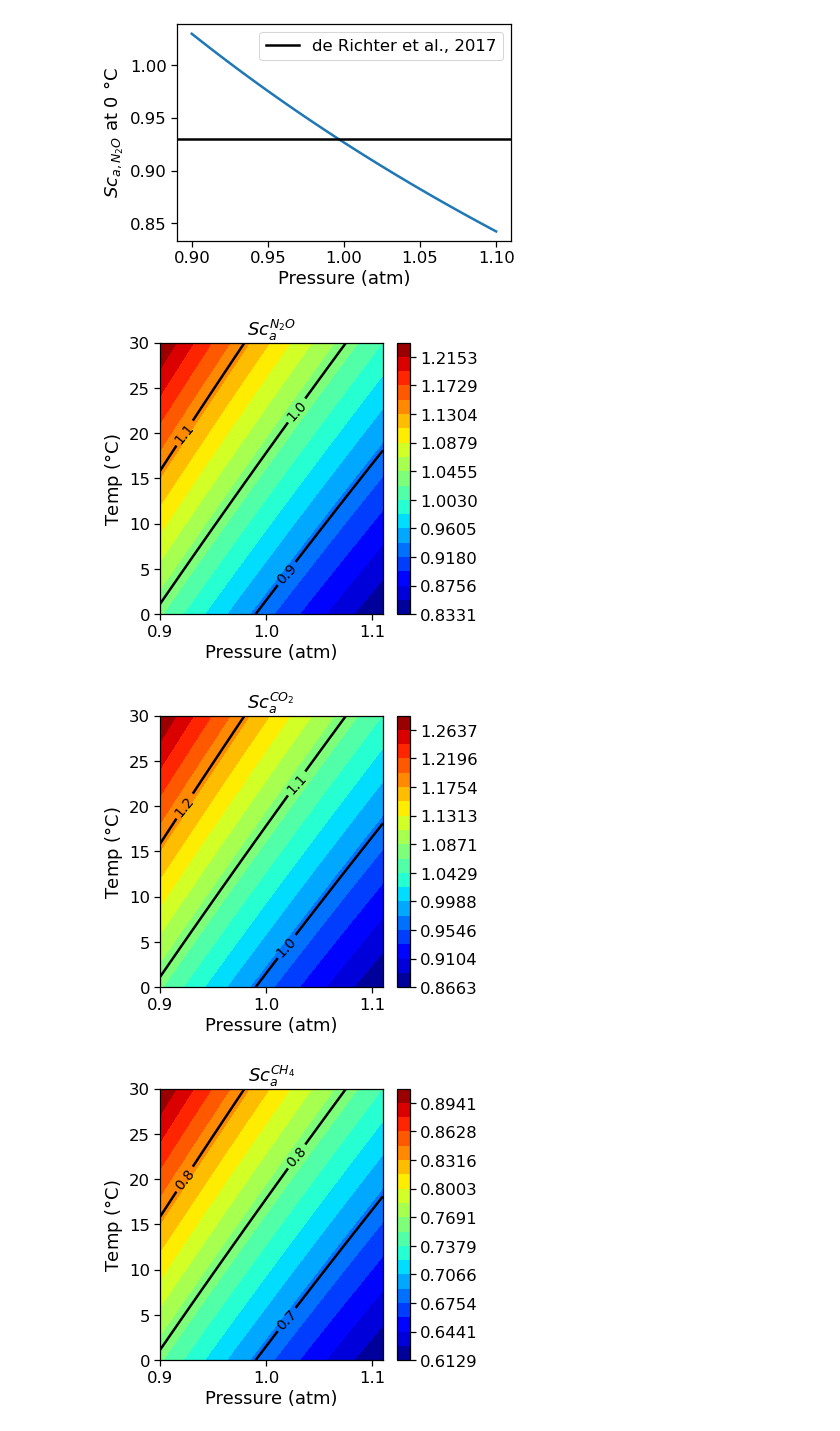
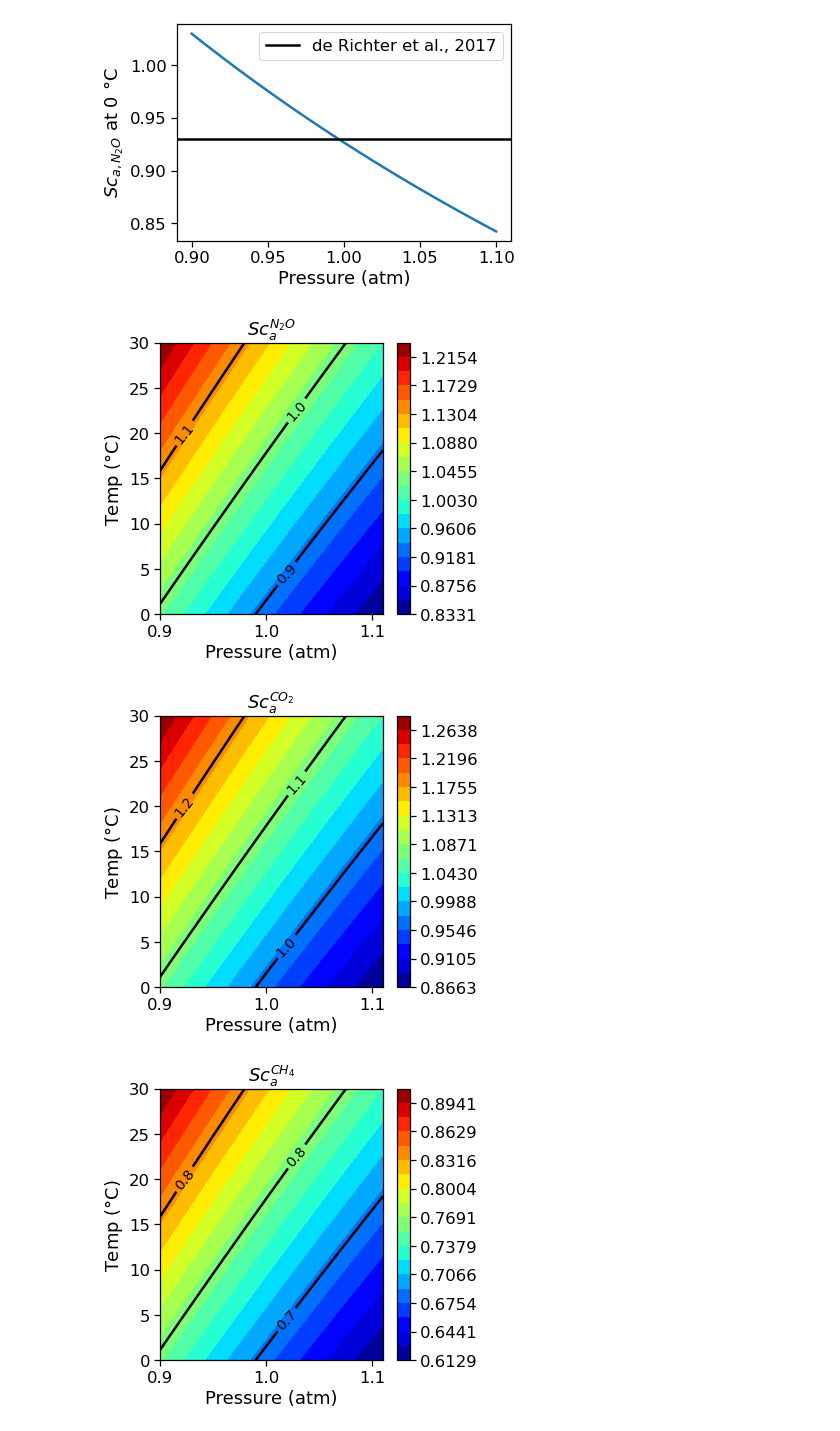
Before and after one commit to boom-lab/gasex-python, a Jupyter notebook: test functions.ipynb, the cells around one changed output. Cells and saved outputs as stored; diff of their text form; code cells hidden in the pictures.

```diff
--- a/test functions.ipynb
+++ b/test functions.ipynb
@@ -584,3 +586,31 @@ ax.set_xlabel("potential temperature ($\degree C$)")
 # %% [output]
 Text(0.5, 0, 'potential temperature ($\\degree C$)')
 [figure]
+# %%
+def calculate_air_density(temp_c, pressure_atm, mixing_ratio_g_kg):
+    # Constants
+    R_d = 287.058  # J/(kg·K) for dry air
+    R_v = 461.495  # J/(kg·K) for water vapor
+    epsilon = R_d / R_v
+
+    # Convert input values to appropriate units
+    T = temp_c + 273.15  # Convert temperature to Kelvin
+    pressure_pa = pressure_atm * 101325  # Convert pressure to Pascals
+    mixing_ratio = mixing_ratio_g_kg / 1000  # Convert mixing ratio to kg/kg
+
+    # Calculate the partial pressures
+    p_v = (mixing_ratio / (mixing_ratio + epsilon)) * pressure_pa
+    p_d = pressure_pa - p_v
+
+    # Calculate air density
+    air_density = (p_d / (R_d * T)) + (p_v / (R_v * T))
+
+    return air_density
+
+# Example usage:
+temp_c = 25  # Air temperature in degrees Celsius
+pressure_atm = 1  # Sea level pressure in atmospheres
+mixing_ratio_g_kg = 10  # Mixing ratio of water vapor in g/kg
+
+air_density = calculate_air_density(temp_c, pressure_atm, mixing_ratio_g_kg)
+print(f"Air Density: {air_density:.4f} kg/m³")
@@ -586,0 +623,11 @@ Text(0.5, 0, 'potential temperature ($\\degree C$)')
+# %%
+temps = np.linspace(-5,30)
+rholist1 = []
+rholist2 = []
+
+for t in temps:
+    rholist1.append(calculate_air_density(t, 1, 10))
+    rholist2.append(density(1 * units.atm, t * units.degC, 10 * units('g/kg')))
+
+fig, ax = plt.subplots()
+ax.scatter(rholist2, rholist1)
@@ -941,35 +1006,36 @@ dy = 0.5
 y = np.arange(ymin, ymax+dy, dy)
 Ny = y.size
 
 z = np.zeros((Ny, Nx))
 
 for j in range(Nx):
     for k in range(Ny):
         # calculate mixing ratio of water vapor in air
         xH2O = mixing_ratio_from_relative_humidity(x[j] * units.atm, y[k] * units.degC, 1.0).to('g/kg') # g/kg
 
         # Calculate density of air
-        rhoa = density(x[j] * units.atm, y[k] * units.degC, xH2O * units('g/kg')) # kg/m3
+        #rhoa = density(x[j] * units.atm, y[k] * units.degC, xH2O * units('g/kg')) # kg/m3
+        rhoa = calculate_air_density(y[k], x[j], xH2O) * units('kg/m3')
 
         # Calculate Schmidt number
         ScA = air_side_Schmidt_number_checkunits(y[k], rhoa, gas="N2O", calculate=True)
         z[k,j] = float(ScA)
 
 x_mesh, y_mesh = np.meshgrid(x, y)
 zlevs = np.linspace(np.nanmin(z), np.nanmax(z), 20)
 contourlevs = np.linspace(np.nanmin(z), np.nanmax(z), 5)
 fig, ax = plt.subplots(1,1, figsize=(5,5))
 cf = ax.contourf(x_mesh, y_mesh, z, zlevs, cmap = "jet")#, vmin=0, vmax = 6, extend='min')
 CS = ax.contour(x_mesh, y_mesh, z, contourlevs, colors='k')
 ax.clabel(CS, fmt = '%.1f', colors = 'k', fontsize=14)
 
 ax.set_xlabel("Pressure (atm)")
 ax.set_ylabel("Temp ($\degree$C)")
 ax.set_title(fr"$Sc_a^{{N_2O}}$")
 cbar = fig.colorbar(cf)
 #cbar.ax.set_yticks(np.linspace(0, 3, 4))  # vertically oriented colorbar
 # %% [output]
-[figure, old version]
+[figure, new version]
 # %%
 xmin = 0.9
 xmax = 1.1
@@ -991,7 +1057,8 @@ for j in range(Nx):
         xH2O = mixing_ratio_from_relative_humidity(x[j] * units.atm, y[k] * units.degC, 1.0).to('g/kg') # g/kg
 
         # Calculate density of air
-        rhoa = density(x[j] * units.atm, y[k] * units.degC, xH2O * units('g/kg')) # kg/m3
+        #rhoa = density(x[j] * units.atm, y[k] * units.degC, xH2O * units('g/kg')) # kg/m3
+        rhoa = calculate_air_density(y[k], x[j], xH2O) * units('kg/m3')
 
         # Calculate Schmidt number
         ScA = air_side_Schmidt_number_checkunits(y[k], rhoa, gas="CO2", calculate=True)
@@ -1011,7 +1078,7 @@ ax.set_title(fr"$Sc_a^{{CO_2}}$")
 cbar = fig.colorbar(cf)
 #cbar.ax.set_yticks(np.linspace(0, 3, 4))  # vertically oriented colorbar
 # %% [output]
-[figure, old version]
+[figure, new version]
 # %%
 xmin = 0.9
 xmax = 1.1
```
Also changed, not shown: parts of 45 cells of this notebook, 2 other files.
